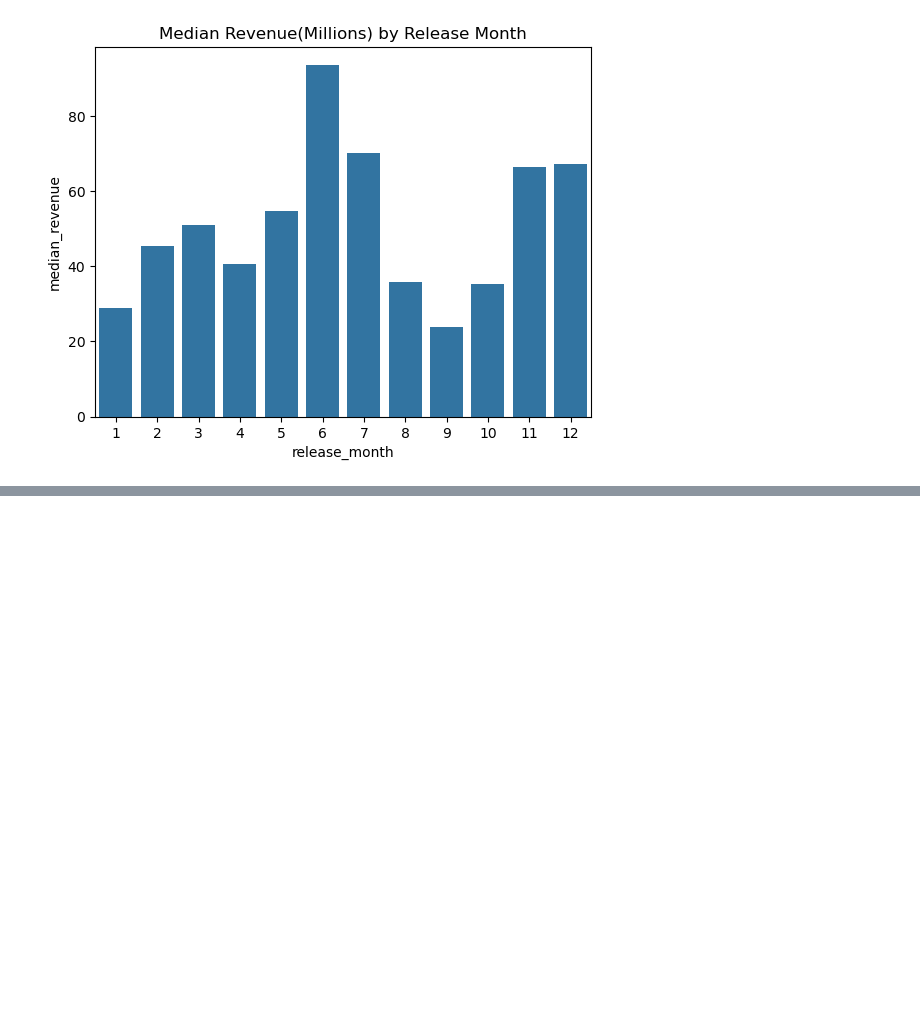
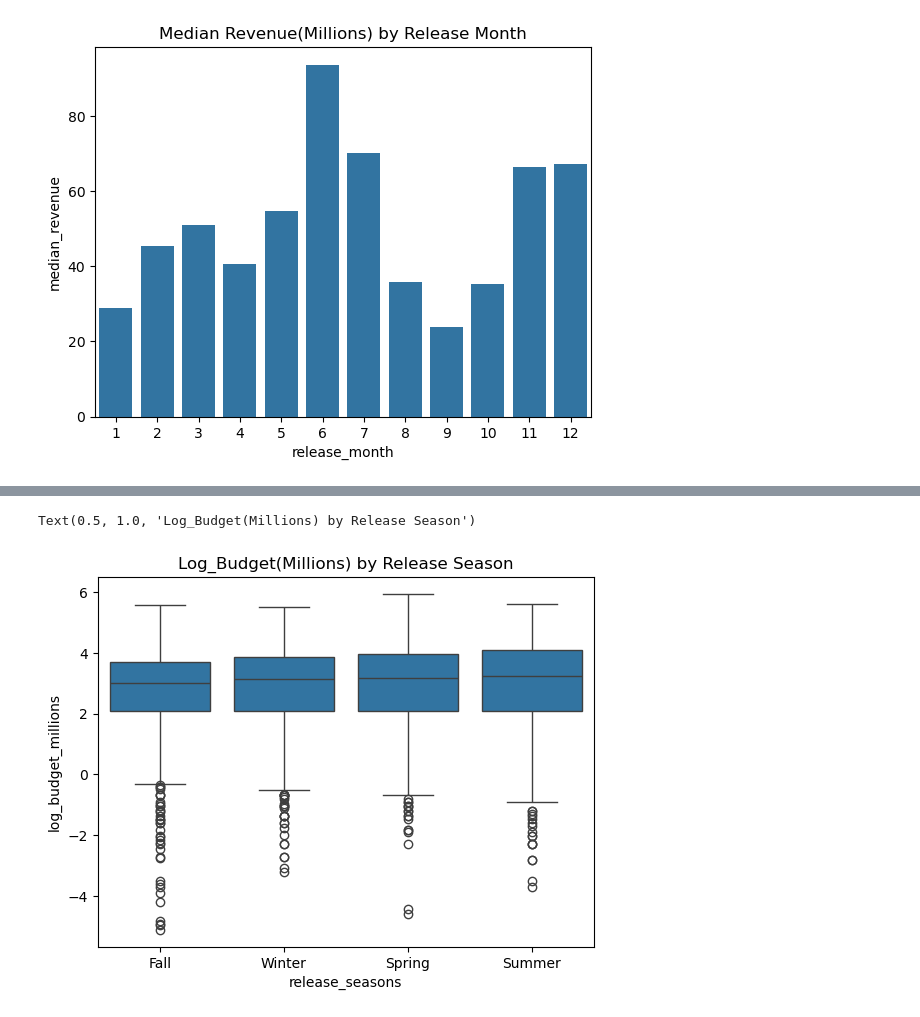
Before and after one commit to mlholg99/BAN5103_group1_project, a Jupyter notebook: notebooks/movies_project_starter.ipynb, the cells around one changed output, grey strips where cells are left out. Saved outputs shown, nothing was run; the diff lists cells and outputs as text; code cells hidden in the pictures; blank space fills up the shorter version.

```diff
--- a/notebooks/movies_project_starter.ipynb
+++ b/notebooks/movies_project_starter.ipynb
@@ -468,0 +478,8 @@ Text(0.5, 1.0, 'Median Revenue(Millions) by Release Month')
+# %%
+# Box plot of log_budget_millions by release_seasons Title: "Log_Budget(Millions) by Release Season"
+
+sns.boxplot(x="release_seasons", y="log_budget_millions", data=movies_abt)
+plt.title("Log_Budget(Millions) by Release Season")
+# %% [output]
+Text(0.5, 1.0, 'Log_Budget(Millions) by Release Season')
+[figure, added]
```
Also changed, not shown: parts of 4 cells of this notebook.
